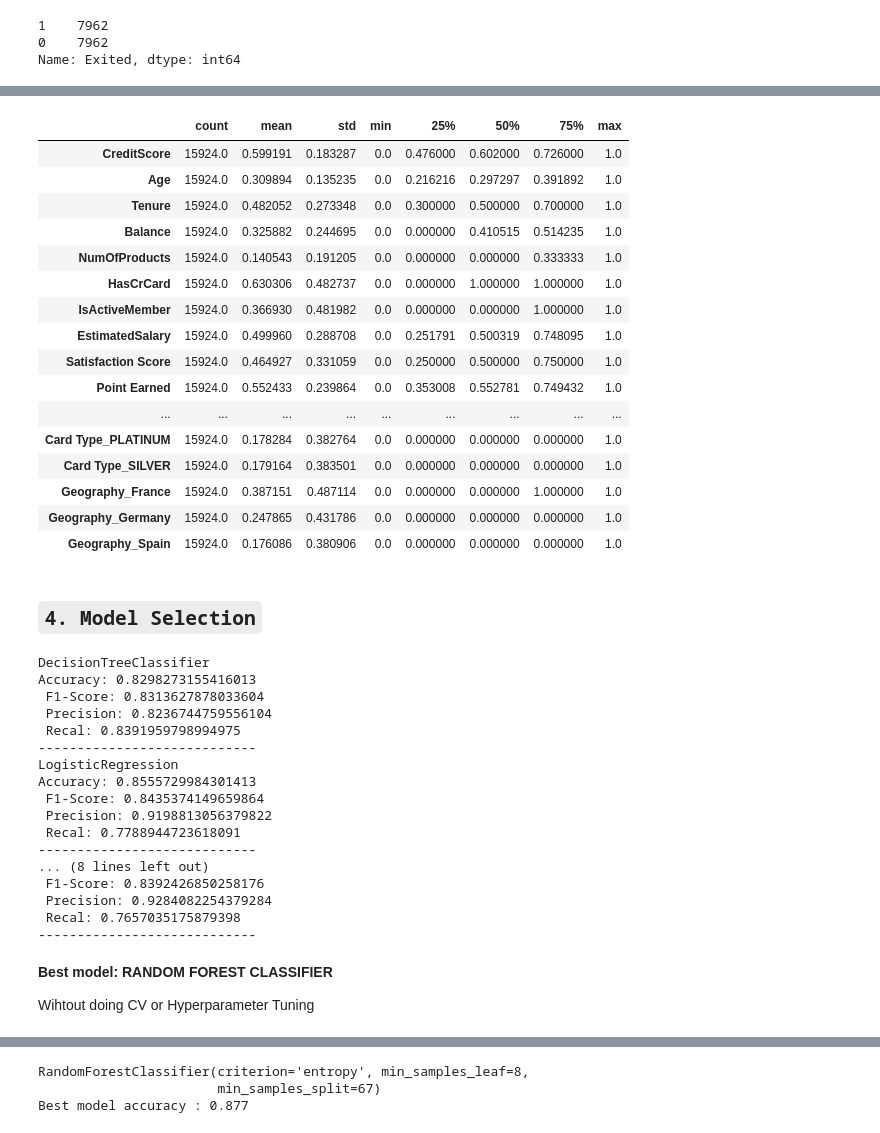
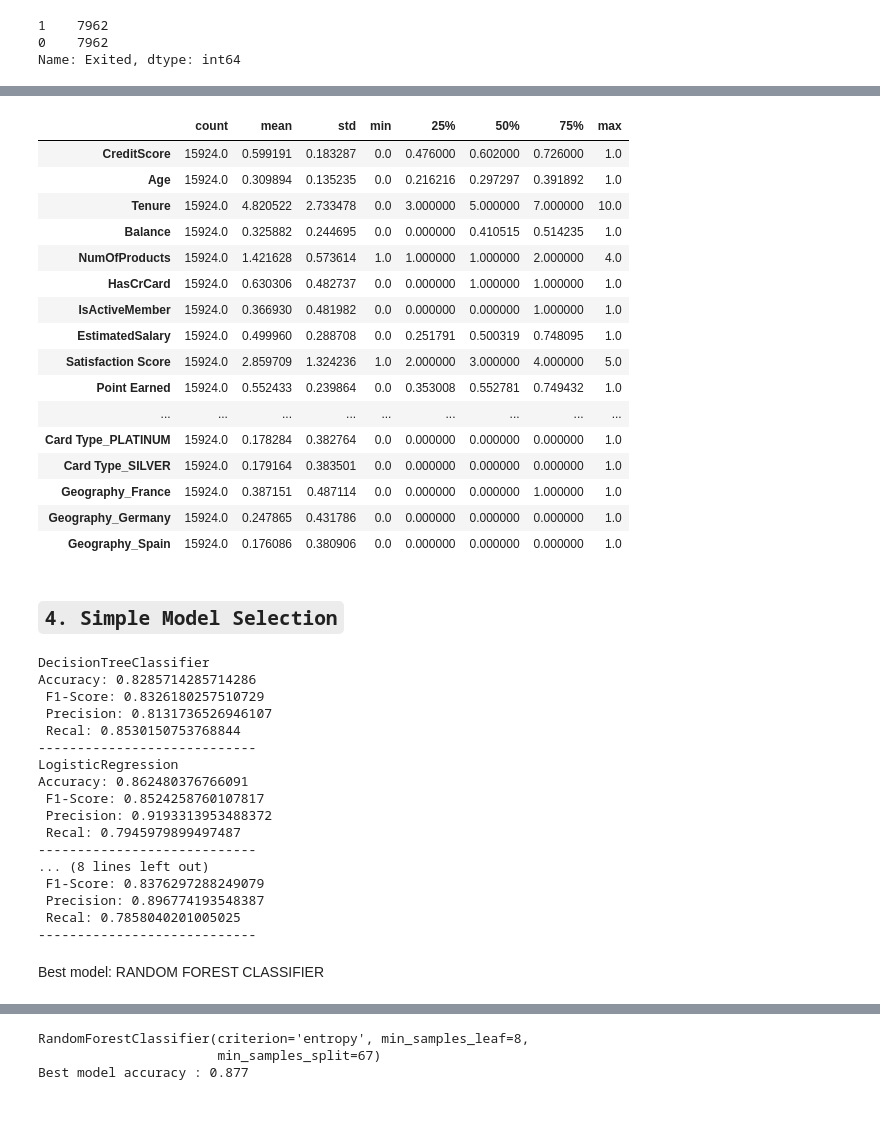
Before and after one commit to Lacerdash/Nested-Cross-Validation, a Jupyter notebook: Churn Prediction.ipynb, the cells around one changed output, grey strips where cells are left out. Drawn from its saved outputs; the diff is of its cells as text; code cells hidden in the pictures.

```diff
--- a/Churn Prediction.ipynb
+++ b/Churn Prediction.ipynb
@@ -385,19 +393,22 @@ Name: Exited, dtype: int64
 # %%
+scal_col = ['CreditScore', 'Age', 'Balance', 'EstimatedSalary', 'Point Earned', 'Tenure', 'Satisfaction Score']
+
 # Scaling specific columns using Normalization
 min_max_scaler = MinMaxScaler()
+
 res_features[hist_cols] = min_max_scaler.fit_transform(res_features[hist_cols])
 res_features.describe().T
 # %% [output]
 |  | count | mean | std | min | 25% | 50% | 75% | max |
 | CreditScore | 15924.0 | 0.599191 | 0.183287 | 0.0 | 0.476000 | 0.602000 | 0.726000 | 1.0 |
 | Age | 15924.0 | 0.309894 | 0.135235 | 0.0 | 0.216216 | 0.297297 | 0.391892 | 1.0 |
-| Tenure | 15924.0 | 0.482052 | 0.273348 | 0.0 | 0.300000 | 0.500000 | 0.700000 | 1.0 |
+| Tenure | 15924.0 | 4.820522 | 2.733478 | 0.0 | 3.000000 | 5.000000 | 7.000000 | 10.0 |
 | Balance | 15924.0 | 0.325882 | 0.244695 | 0.0 | 0.000000 | 0.410515 | 0.514235 | 1.0 |
-| NumOfProducts | 15924.0 | 0.140543 | 0.191205 | 0.0 | 0.000000 | 0.000000 | 0.333333 | 1.0 |
+| NumOfProducts | 15924.0 | 1.421628 | 0.573614 | 1.0 | 1.000000 | 1.000000 | 2.000000 | 4.0 |
 | HasCrCard | 15924.0 | 0.630306 | 0.482737 | 0.0 | 0.000000 | 1.000000 | 1.000000 | 1.0 |
 | IsActiveMember | 15924.0 | 0.366930 | 0.481982 | 0.0 | 0.000000 | 0.000000 | 1.000000 | 1.0 |
 | EstimatedSalary | 15924.0 | 0.499960 | 0.288708 | 0.0 | 0.251791 | 0.500319 | 0.748095 | 1.0 |
-| Satisfaction Score | 15924.0 | 0.464927 | 0.331059 | 0.0 | 0.250000 | 0.500000 | 0.750000 | 1.0 |
+| Satisfaction Score | 15924.0 | 2.859709 | 1.324236 | 1.0 | 2.000000 | 3.000000 | 4.000000 | 5.0 |
 | Point Earned | 15924.0 | 0.552433 | 0.239864 | 0.0 | 0.353008 | 0.552781 | 0.749432 | 1.0 |
 | ... | ... | ... | ... | ... | ... | ... | ... | ... |
 | Card Type_PLATINUM | 15924.0 | 0.178284 | 0.382764 | 0.0 | 0.000000 | 0.000000 | 0.000000 | 1.0 |
@@ -406,7 +417,7 @@ res_features.describe().T
 | Geography_Germany | 15924.0 | 0.247865 | 0.431786 | 0.0 | 0.000000 | 0.000000 | 0.000000 | 1.0 |
 | Geography_Spain | 15924.0 | 0.176086 | 0.380906 | 0.0 | 0.000000 | 0.000000 | 0.000000 | 1.0 |
 # %% [markdown]
-## ``4. Model Selection``
+## ``4. Simple Model Selection``
 # %%
 x_train, x_test, y_train, y_test = train_test_split(res_features, res_labels, train_size = 0.8, stratify = res_labels)
 
@@ -421,7 +432,7 @@ def fit_model(model):
     print(f"Accuracy: {accuracy}\n F1-Score: {f1}\n Precision: {precision}\n Recal: {recall}\n----------------------------")
 # %%
 dt = DecisionTreeClassifier(random_state=SEED)
-lr = LogisticRegression(random_state=SEED)
+lr = LogisticRegression(random_state=SEED, max_iter = 1000)
 rfc = RandomForestClassifier(random_state=SEED)
 knnc = KNeighborsClassifier(n_neighbors=6)
 
@@ -431,24 +442,22 @@ for model in models:
     fit_model(model)
 # %% [output]
 DecisionTreeClassifier
-Accuracy: 0.8298273155416013
- F1-Score: 0.8313627878033604
- Precision: 0.8236744759556104
- Recal: 0.8391959798994975
+Accuracy: 0.8285714285714286
+ F1-Score: 0.8326180257510729
+ Precision: 0.8131736526946107
+ Recal: 0.8530150753768844
 ----------------------------
 LogisticRegression
-Accuracy: 0.8555729984301413
- F1-Score: 0.8435374149659864
- Precision: 0.9198813056379822
- Recal: 0.7788944723618091
+Accuracy: 0.862480376766091
+ F1-Score: 0.8524258760107817
+ Precision: 0.9193313953488372
+ Recal: 0.7945979899497487
 ----------------------------
 ... (8 lines left out)
- F1-Score: 0.8392426850258176
- Precision: 0.9284082254379284
- Recal: 0.7657035175879398
+ F1-Score: 0.8376297288249079
+ Precision: 0.896774193548387
+ Recal: 0.7858040201005025
 ----------------------------
 # %% [markdown]
-**Best model: RANDOM FOREST CLASSIFIER**
-
-Wihtout doing CV or Hyperparameter Tuning
+Best model: RANDOM FOREST CLASSIFIER
 # %% [markdown]
```
Also changed, not shown: parts of 42 cells of this notebook, 2 other files.
